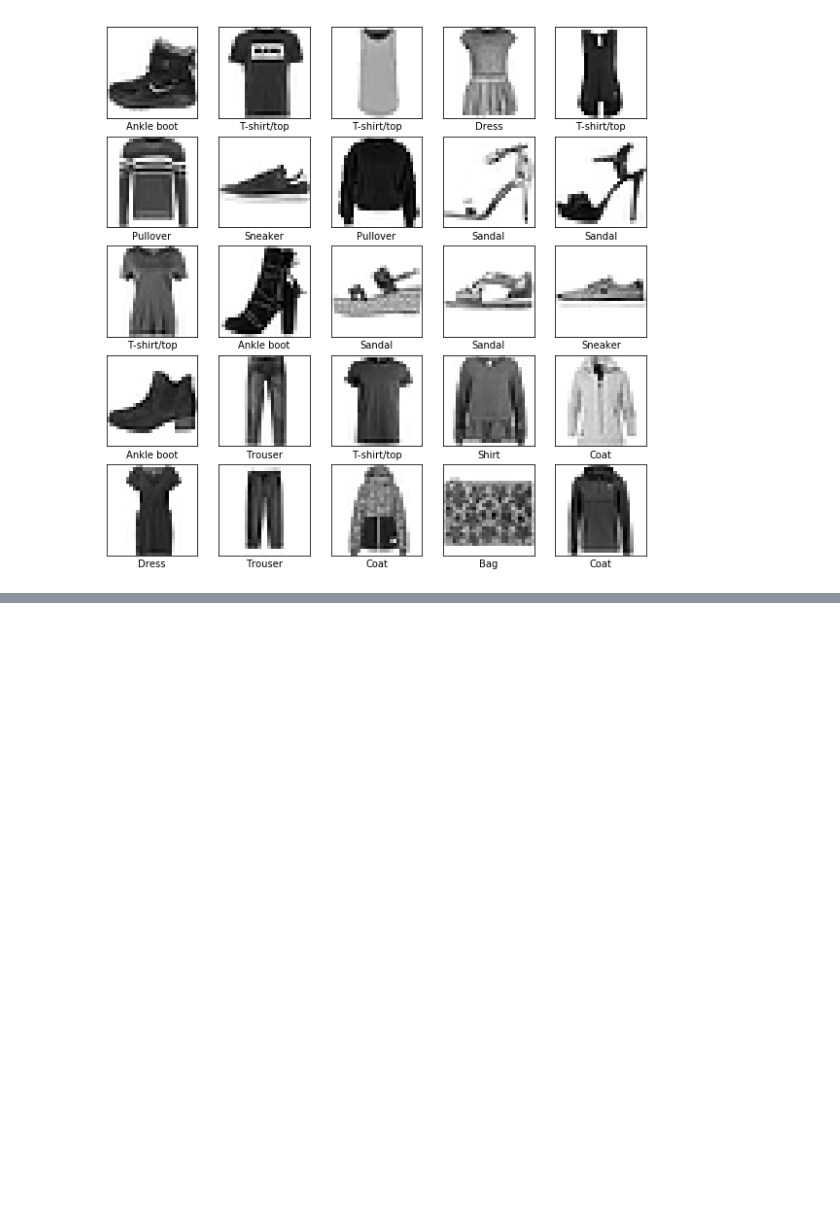
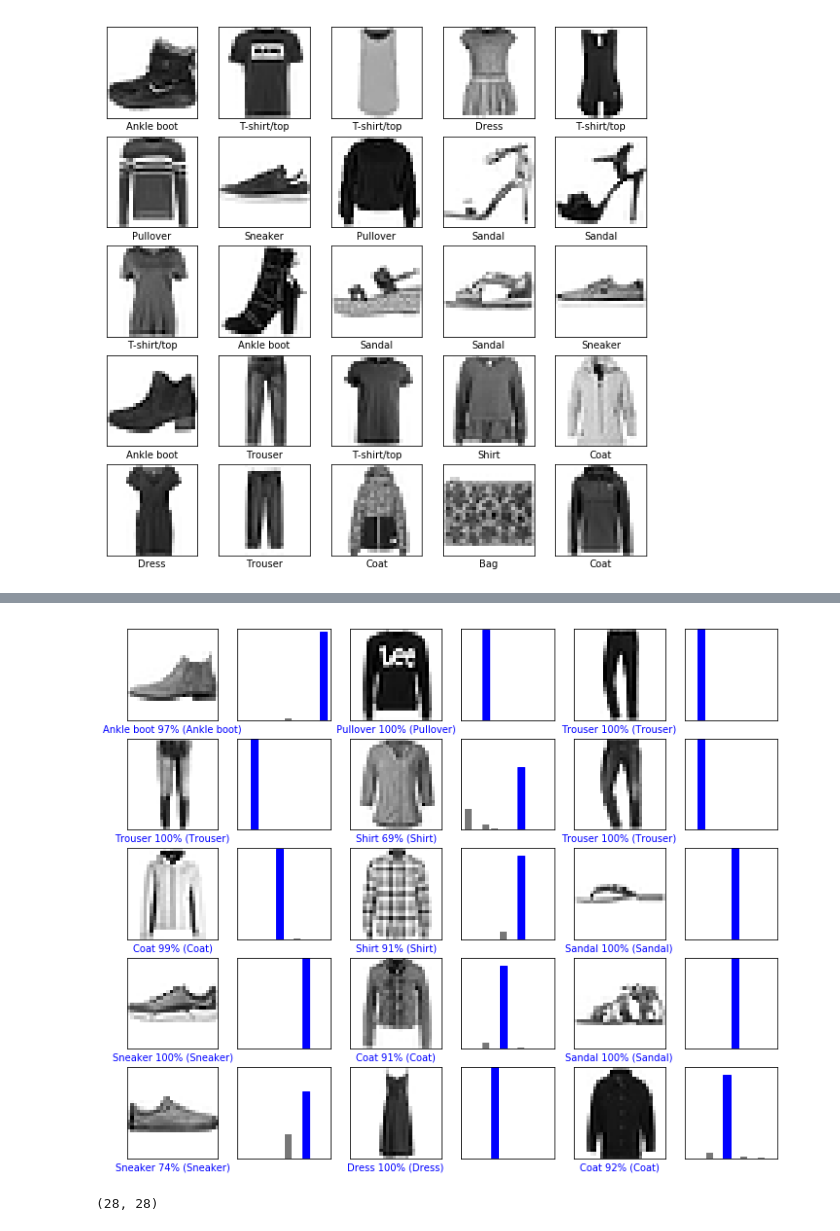
Before and after one commit to rahiakela/keras-projects, a Jupyter notebook: keras-tensor-flow-integration/tensorflow-fashion-items-classification.ipynb, the cells around one changed output, grey strips where cells are left out. Cells and saved outputs as stored; diff of their text form; code cells hidden in the pictures; blank space fills up the shorter version.

```diff
--- a/keras-tensor-flow-integration/tensorflow-fashion-items-classification.ipynb
+++ b/keras-tensor-flow-integration/tensorflow-fashion-items-classification.ipynb
@@ -239,0 +324,27 @@ Overfitting is when a machine learning model performs worse on new data than on
+# %%
+"""
+Let's plot several images with their predictions. Correct prediction labels are blue and incorrect prediction labels are red.
+The number gives the percent (out of 100) for the predicted label. Note that it can be wrong even when very confident.
+"""
+# Plot the first X test images, their predicted label, and the true label
+# Color correct predictions in blue, incorrect predictions in red
+num_rows = 5
+num_cols = 3
+num_images = num_rows * num_cols
+plt.figure(figsize=(2 * 2 * num_cols, 2 * num_rows))
+for i in range(num_images):
+  plt.subplot(num_rows, 2 * num_cols, 2 * i + 1)
+  plot_image(i, predictions, test_labels, test_images)
+  plt.subplot(num_rows, 2 * num_cols, 2 * i + 2)
+  plot_value_array(i, predictions, test_labels)
+plt.show()
+# %% [output]
+[figure, added]
+# %%
+# Finally, use the trained model to make a prediction about a single image.
+# Grab an image from the test dataset
+img = test_images[0]
+
+print(img.shape)
+# %% [output]
+(28, 28)
```
Also changed, not shown: parts of 16 cells of this notebook.
